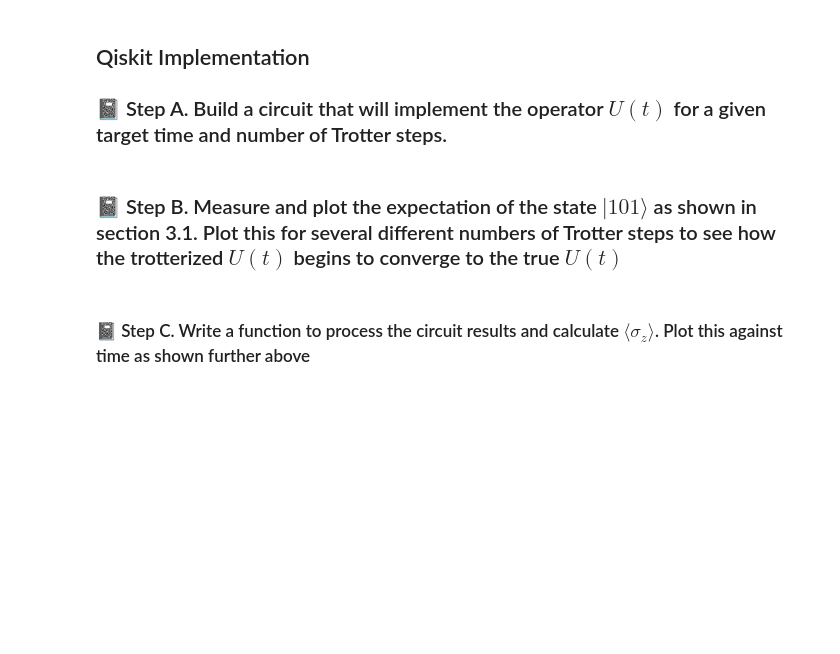
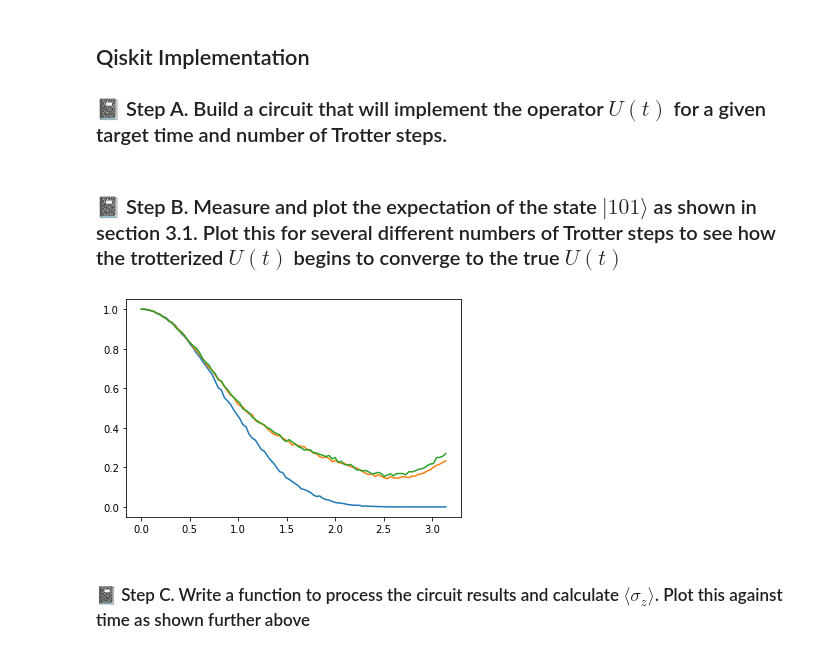
Before and after one commit to kaelynj/PHYS-7403, a Jupyter notebook: Lab-2 Quantum Simulation/Lab-2_Quantum-Simulation.ipynb, the cells around one changed output. Cells and saved outputs as stored; diff of their text form; code cells hidden in the pictures; blank space fills up the shorter version.

```diff
--- a/Lab-2 Quantum Simulation/Lab-2_Quantum-Simulation.ipynb
+++ b/Lab-2 Quantum Simulation/Lab-2_Quantum-Simulation.ipynb
@@ -291,53 +289,81 @@ import numpy as np
 import qiskit
 from qiskit import QuantumCircuit
 import matplotlib.pyplot as plt
+from qiskit import *
+# from qiskit import Aer
 
 #Note in the example plot, the parameters J = g = 1.0
 
 #Recall that the results are returned as a dict object with the bitstring as keys and the number of counts as values.
 # A suggestion to run this quickly is to use the Aer simulator backend.  For extra points, plot the time evolution
 #  using a real device
 initial_state_vector = [
     0,
     0,
     0,
     0,
     0,
     1,
     0,
     0
 ]
 
 # Define function for operating gates on the quantum circuit object
 #
 # params: qc - quantum circuit to gate
 # params: t - time at which operation takes place
 # params: J - zz coupling constant
 # params: g - x interaction constant
 # params: m - number of trotter steps
-def U_trotter(qc, t, J, g, m):
+def U_trotter(initial_state, t, J, g, m):
     m_steps = np.linspace(0,m,m)
     theta_one = t * J / m
     theta_two = theta_one * g
     for i in m_steps:
-#         U = qc.rzz(theta_one, 0, 1) * qc.rzz(theta_one, 0, 1) * qc.rx(theta_two, 0) * qc.rx(theta_two, 1) * qc.rx(theta_two, 2)
-#         U = qc.rzz(theta_one,0,1)
-        qc.rzz(theta_one,0,1)
-        qc.rzz(theta_one,1,2)
-        qc.rx(theta_two,0)
-        qc.rx(theta_two,1)
-        qc.rx(theta_two,2)
-    return qc
-
-# quantum circuit object
-qc = QuantumCircuit(3,3)
+        initial_state.rzz(theta_one,0,1)
+        initial_state.rzz(theta_one,1,2)
+        initial_state.rx(theta_two,0)
+        initial_state.rx(theta_two,1)
+        initial_state.rx(theta_two,2)
+    return initial_state
 
 # array of time points and constants
-ts = np.linspace(0, np.pi, 10)
+ts = np.linspace(0, np.pi, 100)
 J = 1.0
 g = 1.
-m = 10
-t = 1
+sim = Aer.get_backend('aer_simulator')
+
+shots = 2**13 # number of samples used for statistics
+
+# Loop for all ms
+m_list = [1,5,10]
+for m in m_list:
+    time_probs = []
+    # Loop for all times
+    for t in ts:
+        initial_state = QuantumCircuit(3,3)
+        initial_state.initialize(initial_state_vector, [0,1,2])
+
+        # Run the circuit and measure
+        qc = U_trotter(initial_state, t, J, g, m)
+        qc.measure_all(add_bits = False)
+
+        # run the circuit with the selected measurement and get the number of samples that output each bit value
+        qc_trans = qiskit.compiler.transpile(qc, sim)
+        counts = sim.run(qc_trans, shots=shots).result().get_counts()
+
+        # calculate the probabilities for each computational basis
+        probs = {}
+        if '101' in counts:
+            probs['101'] = counts['101']/shots
+            time_probs.append(probs['101'])
+        else:
+            time_probs.append(0)
+
+    plt.plot(ts, time_probs)
+plt.show()
+# %% [output]
+[figure, added]
 # %% [markdown]
 <h3 style="font-size: 17px">&#128211; Step C. Write a function to process the circuit results and calculate $\langle\sigma_z\rangle$.  Plot this against time as shown further above
 # %%
```
Also changed, not shown: parts of 2 cells of this notebook.
